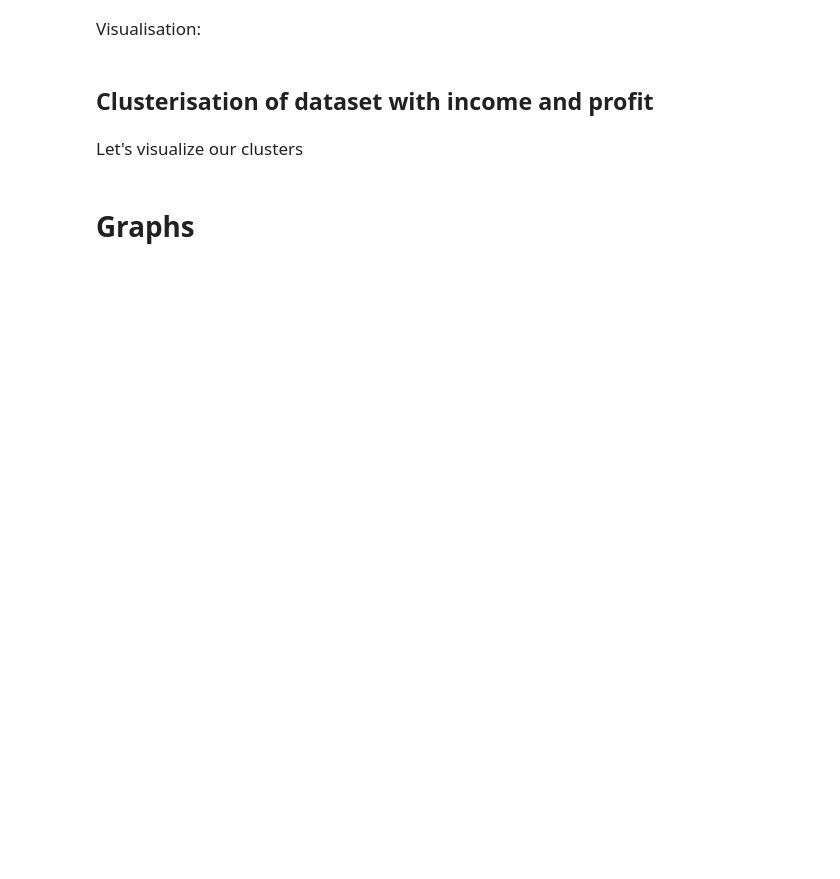
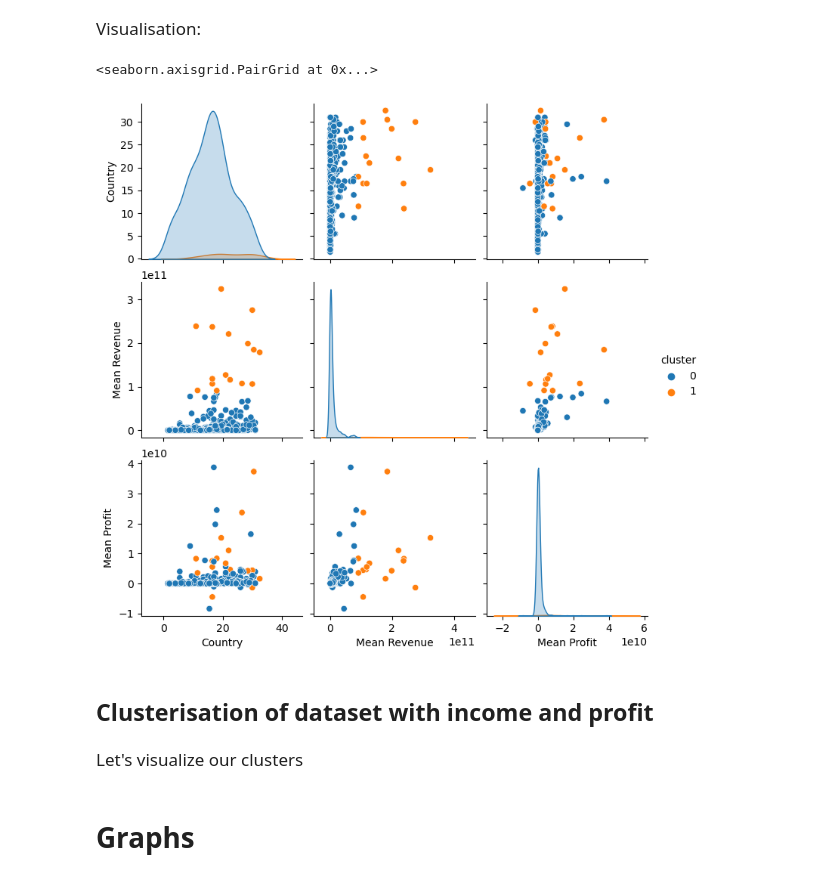
Before and after one commit to suchkow/companies-left-russia, a Jupyter notebook: Dasha/Code with Prediction model-2.ipynb, the cells around one changed output. Saved outputs shown, nothing was run; the diff lists cells and outputs as text; code cells hidden in the pictures; blank space fills up the shorter version.

```diff
--- a/Dasha/Code with Prediction model-2.ipynb
+++ b/Dasha/Code with Prediction model-2.ipynb
@@ -605,8 +763,11 @@ database2[database2['cluster']== 2].head(10)
 # %% [markdown]
 <span style="font-size: 17px;"> Visualisation:
 # %%
-# import seaborn as sns
-# import matplotlib.pyplot as plt
+import seaborn as sns
+import matplotlib.pyplot as plt
 
-# database2.columns = ["Action", "Tone", "Возраст компании, лет", "Вид деятельности/отрасль", "Организационно-правовая форма", "Форма собственности", "cluster"]
-# sns.pairplot(database2, hue="cluster")
+database2.columns = ["Tone", "Возраст компании, лет", "Industry", "Country", "Форма собственности", "Размер компании", "Mean Revenue", "Mean Profit", "cluster"]
+sns.pairplot(database2, hue="cluster")
+# %% [output]
+<seaborn.axisgrid.PairGrid at 0x...>
+[figure, added]
```
Also changed, not shown: parts of 57 cells of this notebook.
